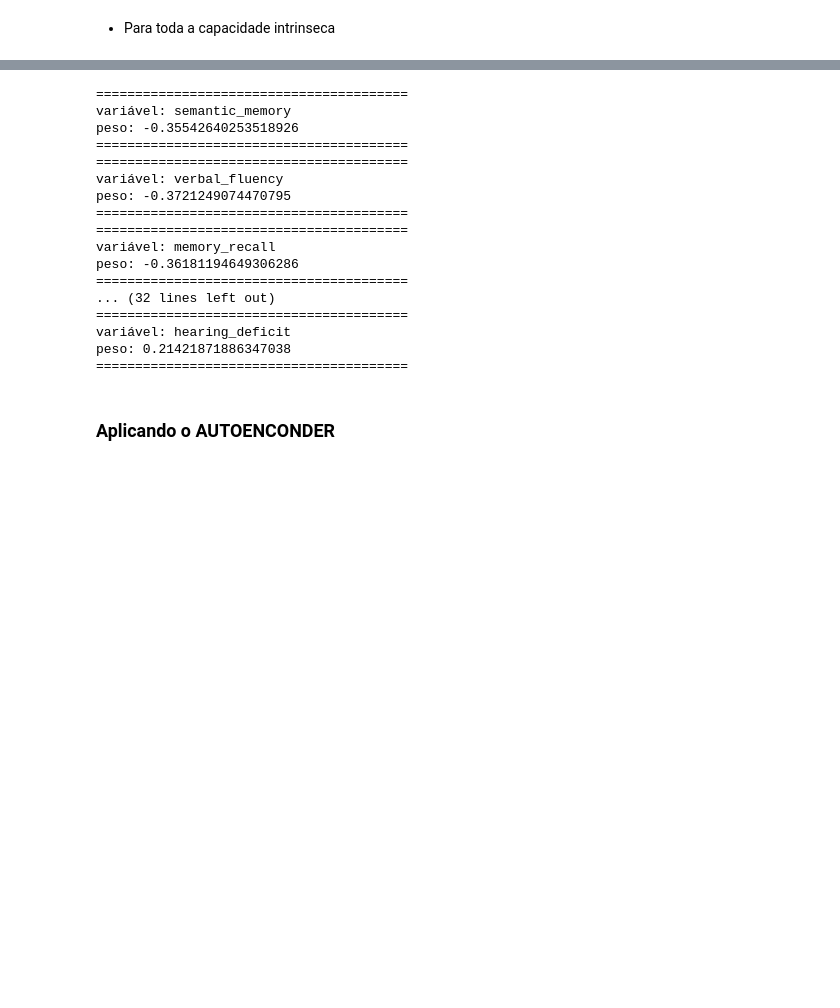
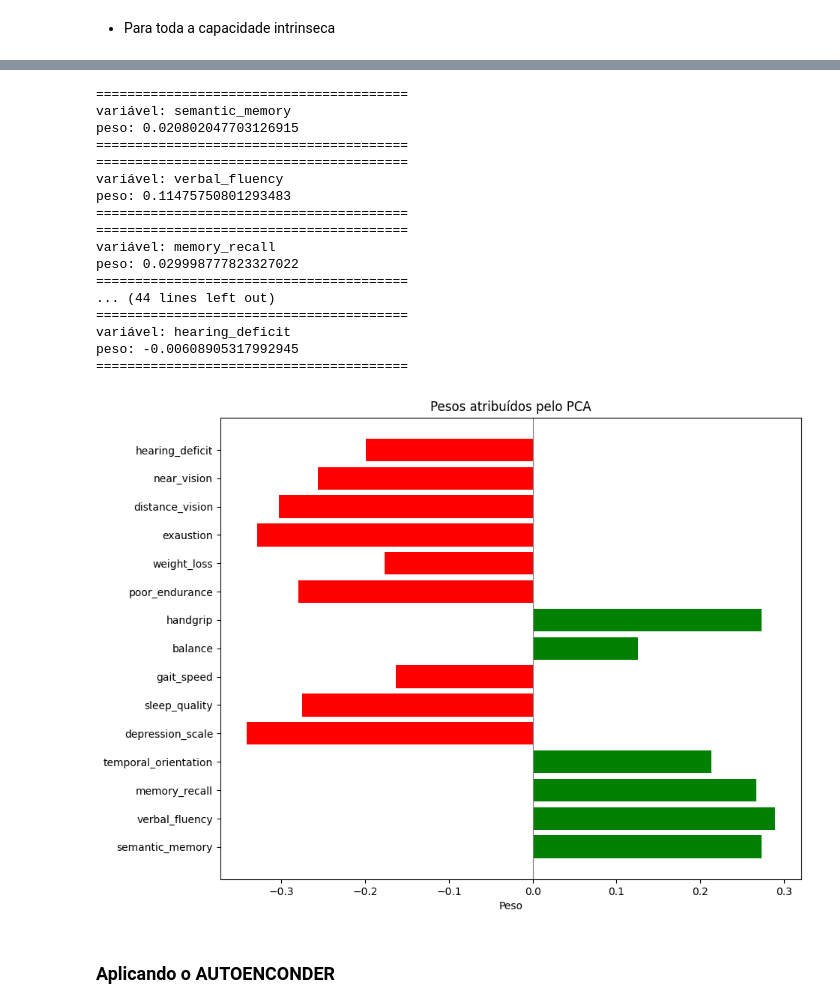
Before and after one commit to vinicind/intrinsic-capacity, a Jupyter notebook: pca.ipynb, the cells around one changed output, grey strips where cells are left out. Drawn from its saved outputs; the diff is of its cells as text; code cells hidden in the pictures; blank space fills up the shorter version.

```diff
--- a/pca.ipynb
+++ b/pca.ipynb
@@ -164,5 +169,5 @@ array([-0.3554264 , -0.37212491, -0.36181195, -0.28050561,  0.28920928,
 # %%
-for i, c in enumerate(df_scaled.columns):
+for i, c in enumerate(ci_cols):
     print('='*40)
     print('variável: ' + c)
     print('peso: ' + str(weights_pc1[i]))
@@ -170,21 +175,40 @@ for i, c in enumerate(df_scaled.columns):
 # %% [output]
 ========================================
 variável: semantic_memory
-peso: -0.35542640253518926
+peso: 0.020802047703126915
 ========================================
 ========================================
 variável: verbal_fluency
-peso: -0.3721249074470795
+peso: 0.11475750801293483
 ========================================
 ========================================
 variável: memory_recall
-peso: -0.36181194649306286
+peso: 0.029998777823327022
 ========================================
-... (32 lines left out)
+... (44 lines left out)
 ========================================
 variável: hearing_deficit
-peso: 0.21421871886347038
+peso: -0.00608905317992945
 ========================================
+# %%
+
+# Data for the variables and their weights
+variables = ci_cols
+weights = -1*weights_pc1
+
+# Creating the plot
+fig, ax = plt.subplots(figsize=(10, 8))
+bars = ax.barh(variables, weights, color=['red' if w < 0 else 'green' for w in weights])
+
+# Adding labels and title
+ax.set_xlabel('Peso')
+ax.set_title('Pesos atribuídos pelo PCA')
+plt.axvline(0, color='grey', linewidth=0.8)
+
+# Showing the plot
+plt.show()
+# %% [output]
+[figure, added]
 # %% [markdown]
 ### Aplicando o AUTOENCONDER
 # %%
```
Also changed, not shown: parts of 23 cells of this notebook, 5 other files.
